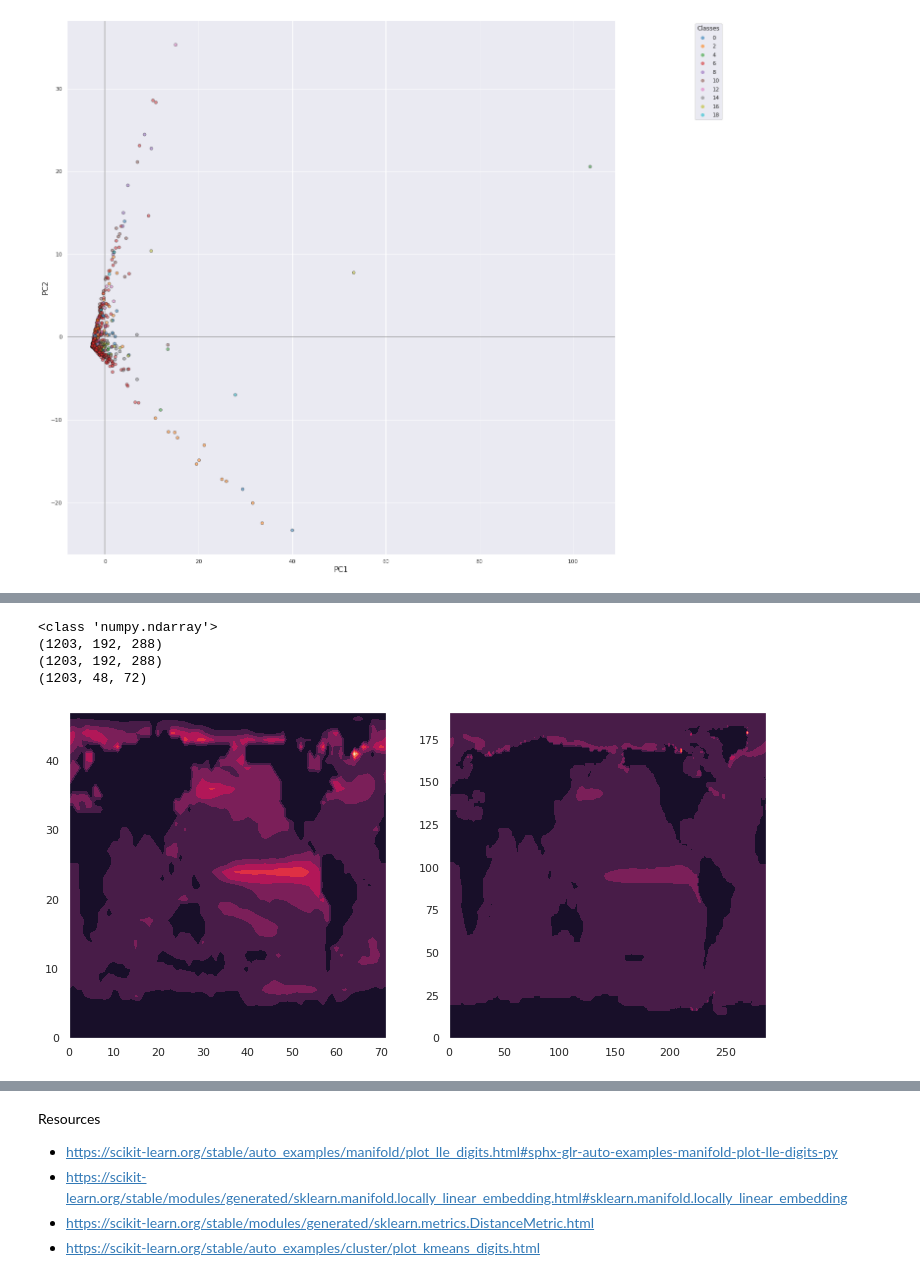
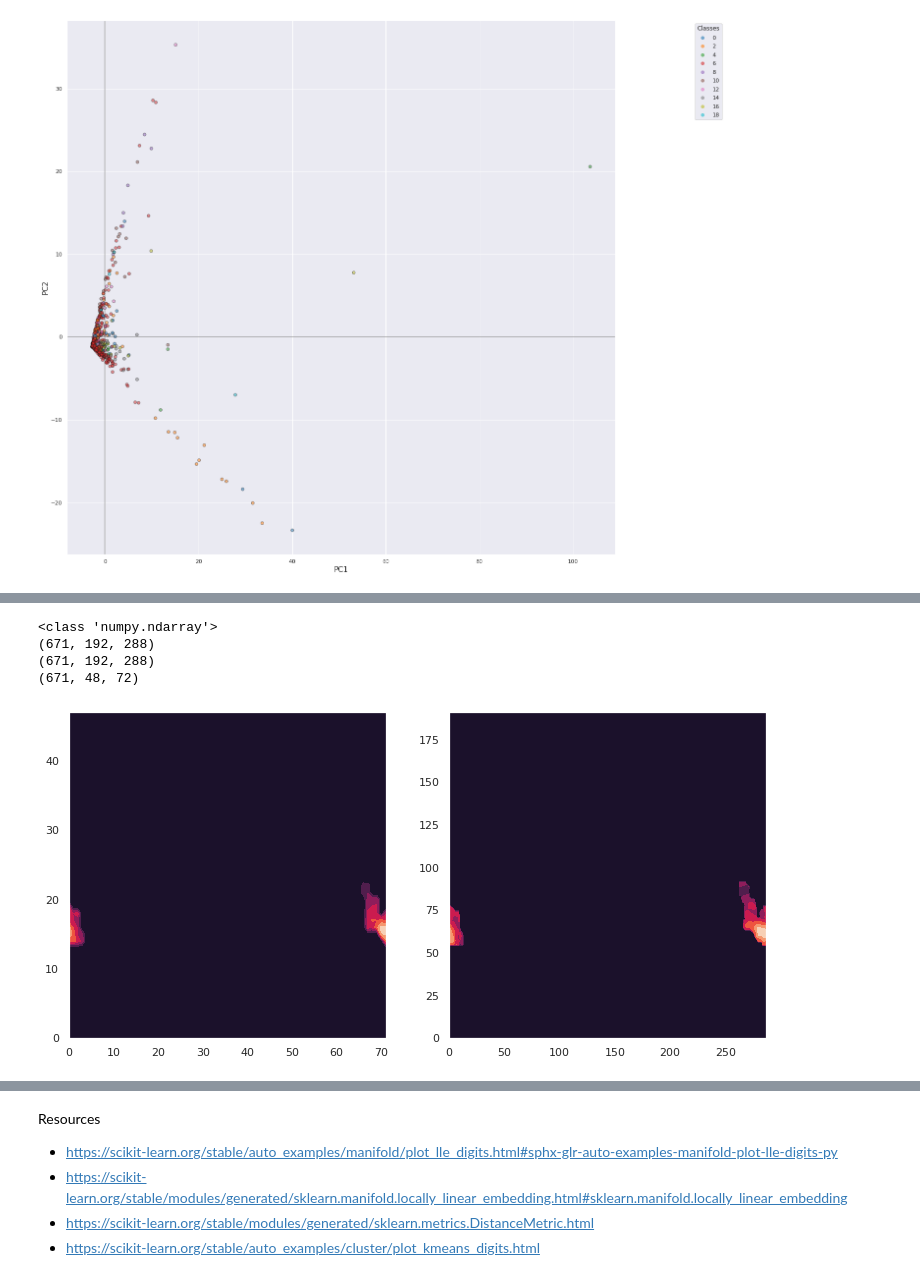
Before and after one commit to CassiaCai/marine_heatwaves, a Jupyter notebook: notebooks/embedding_visualizations.ipynb, the cells around one changed output, grey strips where cells are left out. Cells and saved outputs as stored; diff of their text form; code cells hidden in the pictures.

```diff
--- a/notebooks/embedding_visualizations.ipynb
+++ b/notebooks/embedding_visualizations.ipynb
@@ -48,5 +48,7 @@ In this example, we will work with
 # %%
 mean_intensity_images = np.load('mean_intensity_images.npy', allow_pickle=True)
 print(mean_intensity_images.shape)
+mean_intensity_images = mean_intensity_images[1:] # the first element is not important
+print(mean_intensity_images.shape)
 # %% [output]
 (1204, 192, 288)
@@ -96,0 +105,6 @@ longerthan1_array = image_array[1:][index_longerthan1,:,:]
+# %%
+# 1. all the longer MHWs
+longerthan1_df = attributes_df.loc[attributes_df['duration'] > 1]
+index_longerthan1 = list(longerthan1_df.index)
+longerthan1_array = image_array[:][index_longerthan1,:,:]
+print(longerthan1_array.shape)
@@ -350,5 +390,5 @@ print(len(l_right))
 # %%
-images = mean_intensity_images[1:]
+images = longerthan1_array#mean_intensity_images[1:]
 images[images!=images] = 0
 
 print(type(images))
@@ -361,19 +401,21 @@ smaller_img = images[:,::4, ::4] # decrease the resolution
 print(smaller_img.shape)
 # %% [output]
 <class 'numpy.ndarray'>
-(1203, 192, 288)
-(1203, 192, 288)
-(1203, 48, 72)
+(671, 192, 288)
+(671, 192, 288)
+(671, 48, 72)
 # %%
 plt.rcParams["figure.figsize"] = (12.5,6)
 
+obj_id = 530
+
 plt.subplot(1, 2, 1)
-plt.contourf(smaller_img[1201,:,:])
+plt.contourf(smaller_img[obj_id,:,:])
 
 plt.subplot(1, 2, 2)
-plt.contourf(images[1201,:,:])
+plt.contourf(images[obj_id,:,:])
 
 plt.show()
 # %% [output]
-[figure, old version]
+[figure, new version]
 # %%
```
Also changed, not shown: parts of 30 cells of this notebook.
